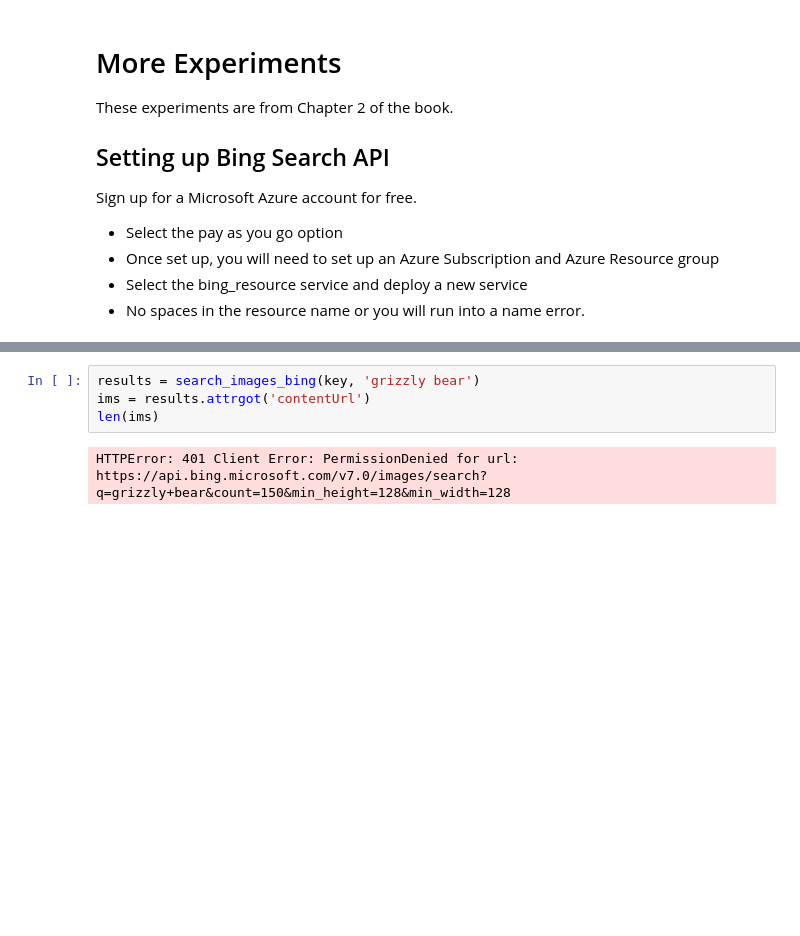
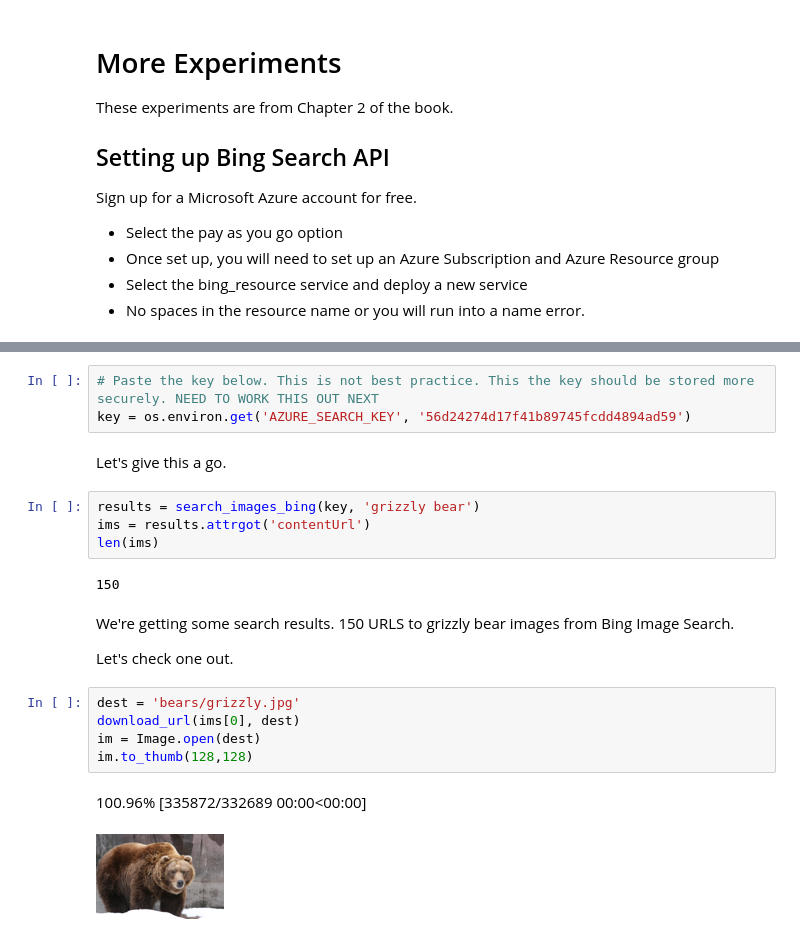
Before and after one commit to errolleesw/practical_deep_learning, a Jupyter notebook: pdl_lesson_1/pdl_lesson_1.ipynb, the cells around one changed output, grey strips where cells are left out. Cells and saved outputs as stored; diff of their text form; blank space fills up the shorter version.

```diff
--- a/pdl_lesson_1/pdl_lesson_1.ipynb
+++ b/pdl_lesson_1/pdl_lesson_1.ipynb
@@ -244,6 +236,23 @@ search_images_bing
+# %%
+# Paste the key below. This is not best practice. This the key should be stored more securely. NEED TO WORK THIS OUT NEXT
+key = os.environ.get('AZURE_SEARCH_KEY', '56d24274d17f41b89745fcdd4894ad59')
+# %% [markdown]
+Let's give this a go.
 # %%
 results = search_images_bing(key, 'grizzly bear')
 ims = results.attrgot('contentUrl')
 len(ims)
 # %% [output]
-HTTPError: 401 Client Error: PermissionDenied for url: https://api.bing.microsoft.com/v7.0/images/search?q=grizzly+bear&count=150&min_height=128&min_width=128
+150
+# %% [markdown]
+We're getting some search results. 150 URLS to grizzly bear images from Bing Image Search.
+
+Let's check one out.
+# %%
+dest = 'bears/grizzly.jpg'
+download_url(ims[0], dest)
+im = Image.open(dest)
+im.to_thumb(128,128)
+# %% [output]
+100.96% [335872/332689 00:00<00:00]
+[figure, added]
```
Also changed, not shown: parts of 29 cells of this notebook, 2 other files.
